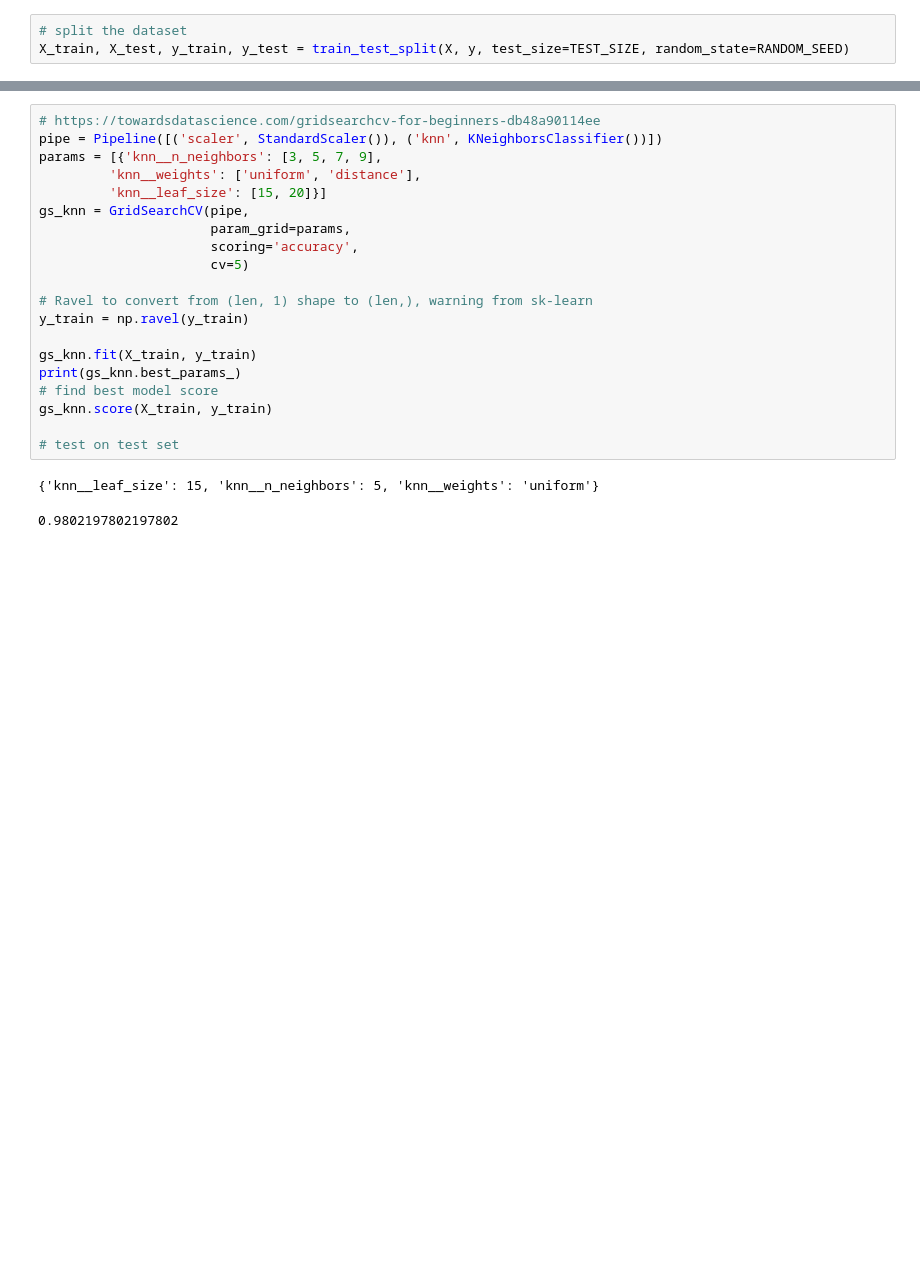
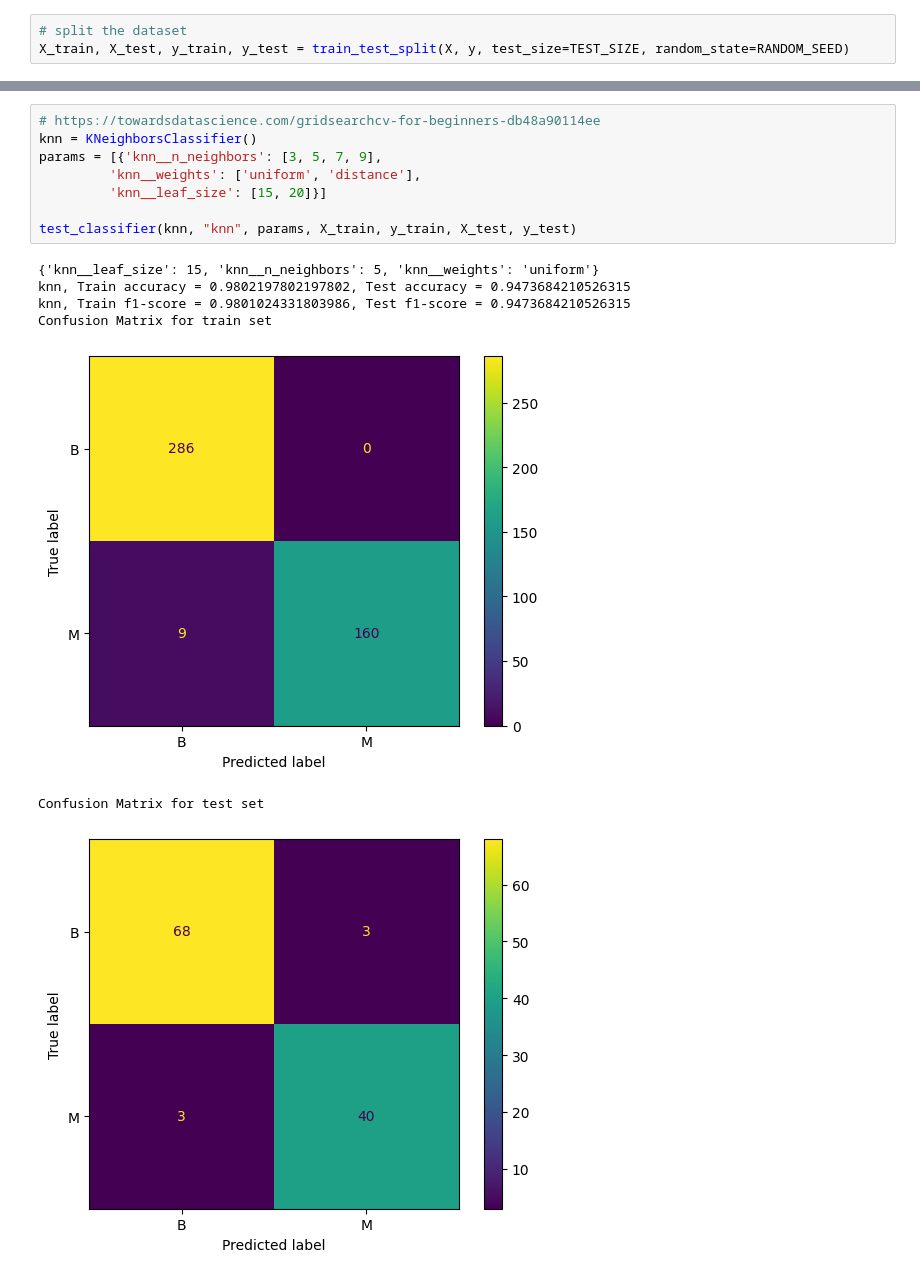
Before and after one commit to Dropptimus/D7041E_Mini_project, a Jupyter notebook: full_pipeline.ipynb, the cells around one changed output, grey strips where cells are left out. Drawn from its saved outputs; the diff is of its cells as text; blank space fills up the shorter version.

```diff
--- a/full_pipeline.ipynb
+++ b/full_pipeline.ipynb
@@ -133,23 +164,16 @@ Standard Deviations :0.018
 # %%
 # https://towardsdatascience.com/gridsearchcv-for-beginners-db48a90114ee
-pipe = Pipeline([('scaler', StandardScaler()), ('knn', KNeighborsClassifier())])
+knn = KNeighborsClassifier()
 params = [{'knn__n_neighbors': [3, 5, 7, 9],
          'knn__weights': ['uniform', 'distance'],
          'knn__leaf_size': [15, 20]}]
-gs_knn = GridSearchCV(pipe,
-                      param_grid=params,
-                      scoring='accuracy',
-                      cv=5)
 
-# Ravel to convert from (len, 1) shape to (len,), warning from sk-learn
-y_train = np.ravel(y_train)
-
-gs_knn.fit(X_train, y_train)
-print(gs_knn.best_params_)
-# find best model score
-gs_knn.score(X_train, y_train)
-
-# test on test set
+test_classifier(knn, "knn", params, X_train, y_train, X_test, y_test)
 # %% [output]
 {'knn__leaf_size': 15, 'knn__n_neighbors': 5, 'knn__weights': 'uniform'}
+knn, Train accuracy = 0.9802197802197802, Test accuracy = 0.9473684210526315
+knn, Train f1-score = 0.9801024331803986, Test f1-score = 0.9473684210526315
+Confusion Matrix for train set
+[figure, added]
-0.9802197802197802
+Confusion Matrix for test set
+[figure, added]
```
Also changed, not shown: parts of 9 cells of this notebook.
